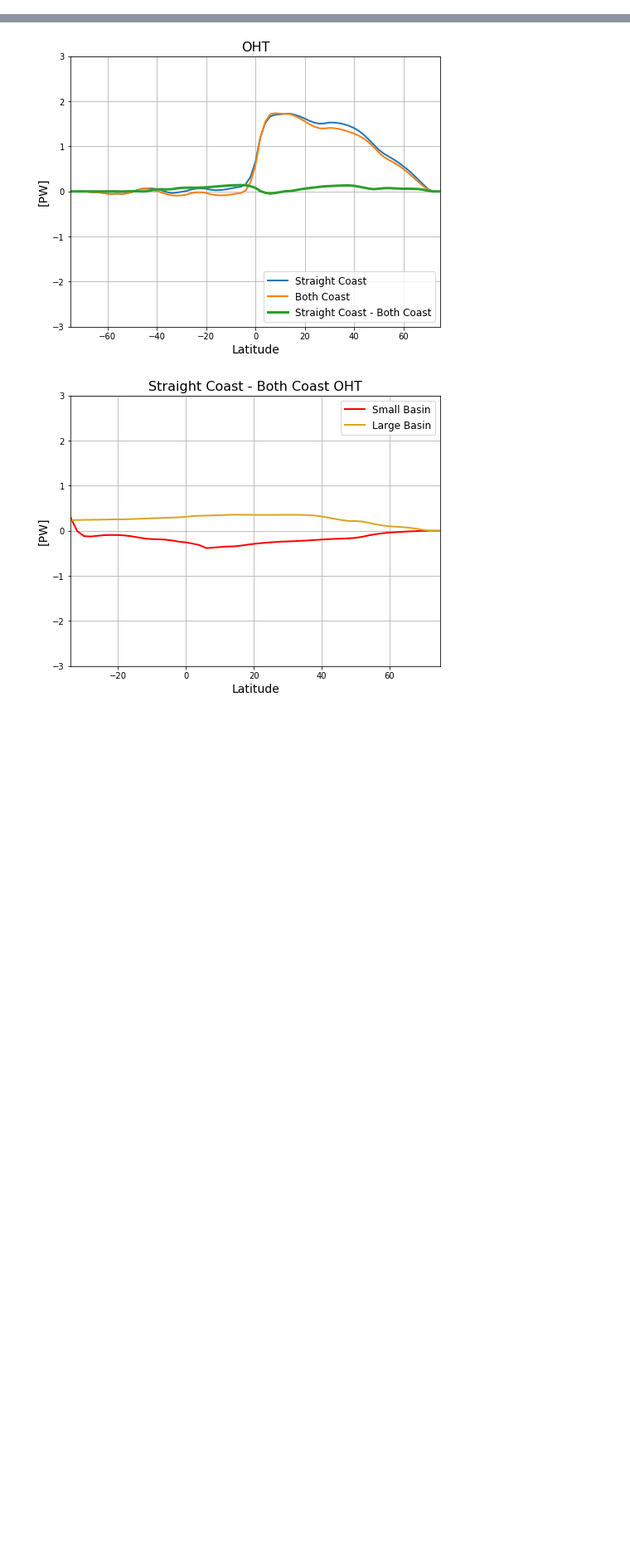
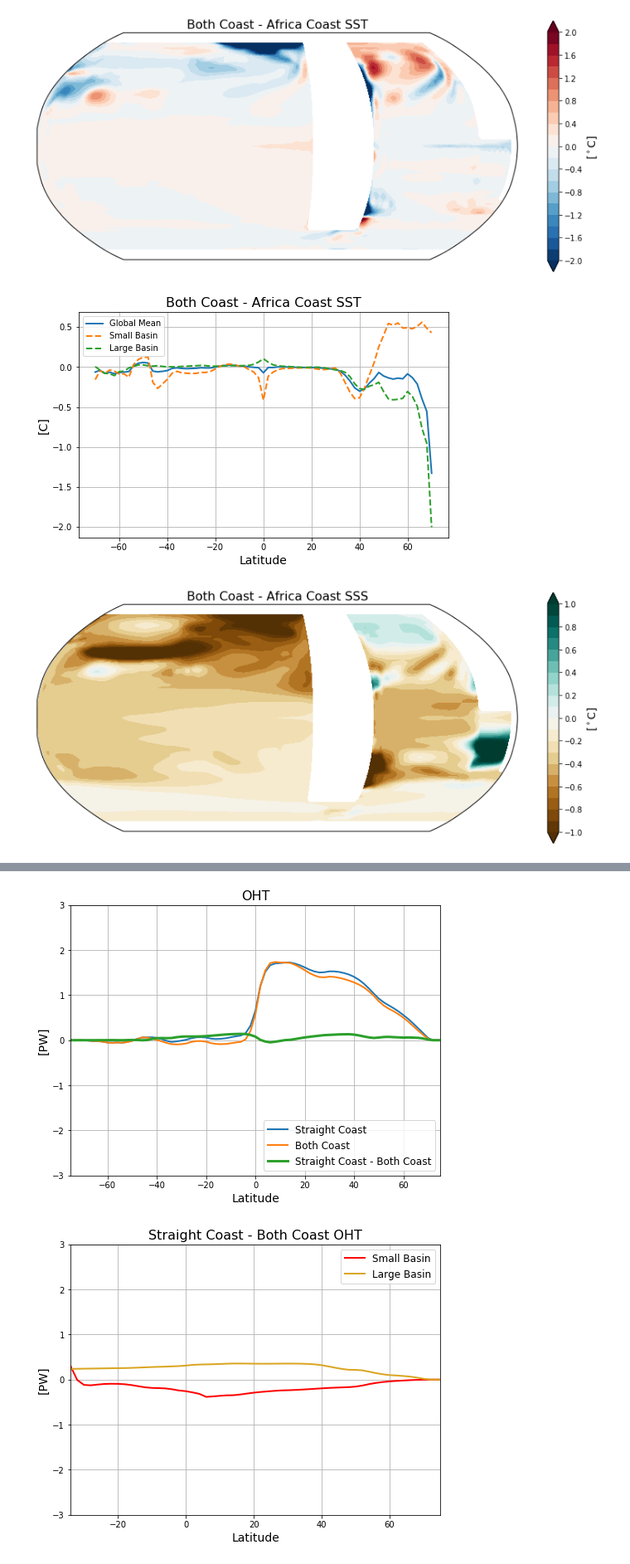
Before and after one commit to s-ragen/AQUA_CODE, a Jupyter notebook: Differences.ipynb, the cells around one changed output, grey strips where cells are left out. Shown at 83% size. Saved outputs shown, nothing was run; the diff lists cells and outputs as text; code cells hidden in the pictures; blank space fills up the shorter version.

```diff
--- a/Differences.ipynb
+++ b/Differences.ipynb
@@ -141,0 +219,6 @@ plt.show()
+# %%
+plot_surface_diffs(dy_both, dy_af, case_both, case_af)
+# %% [output]
+[figure, added]
+[figure, added]
+[figure, added]
```
Also changed, not shown: parts of 16 cells of this notebook.
